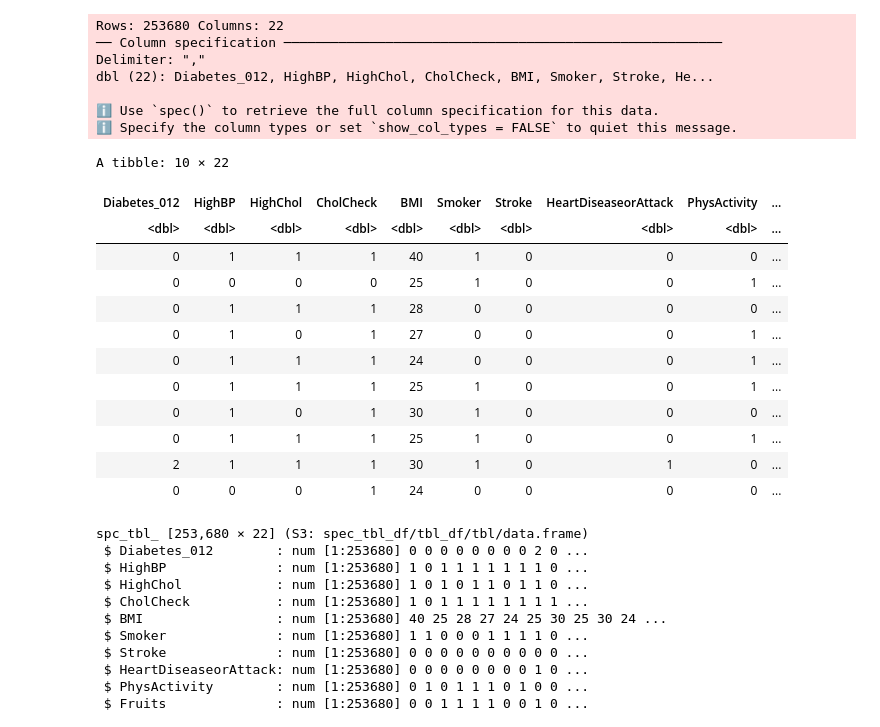
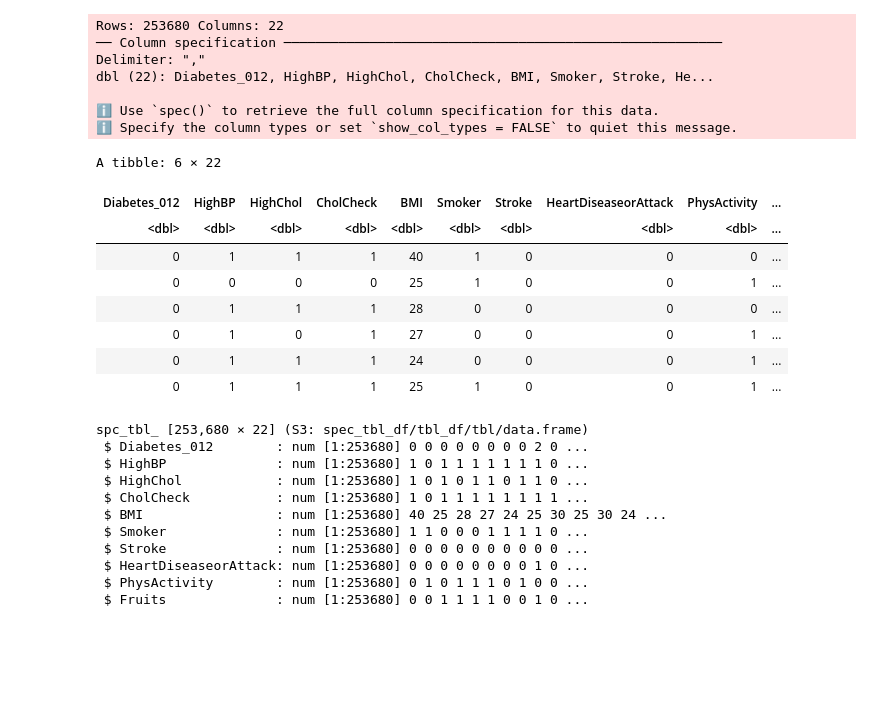
Before and after one commit to NgokNgo/Diabetes-Prediction, a Jupyter notebook: Rcode/EDA/EDA_r.ipynb, the cells around one changed output. Cells and saved outputs as stored; diff of their text form; code cells hidden in the pictures; blank space fills up the shorter version.

```diff
--- a/Rcode/EDA/EDA_r.ipynb
+++ b/Rcode/EDA/EDA_r.ipynb
@@ -6,31 +6,25 @@ library(tidyr)
 library(reshape2)
 library(corrplot)
 # %%
-setwd("") # set your working directory
-
-df <- read_csv('diabetes_012_health_indicators_BRFSS2015.csv')
+df <- read_csv('../../data/diabetes_012_health_indicators_BRFSS2015.csv')
 head(df)
 # %% [output]
 Rows: 253680 Columns: 22
 ── Column specification ────────────────────────────────────────────────────────
 Delimiter: ","
 dbl (22): Diabetes_012, HighBP, HighChol, CholCheck, BMI, Smoker, Stroke, He...
 
 ℹ Use `spec()` to retrieve the full column specification for this data.
 ℹ Specify the column types or set `show_col_types = FALSE` to quiet this message.
-A tibble: 10 × 22
+A tibble: 6 × 22
 | Diabetes_012 | HighBP | HighChol | CholCheck | BMI | Smoker | Stroke | HeartDiseaseorAttack | PhysActivity | ... |
 | <dbl> | <dbl> | <dbl> | <dbl> | <dbl> | <dbl> | <dbl> | <dbl> | <dbl> | ... |
 | 0 | 1 | 1 | 1 | 40 | 1 | 0 | 0 | 0 | ... |
 | 0 | 0 | 0 | 0 | 25 | 1 | 0 | 0 | 1 | ... |
 | 0 | 1 | 1 | 1 | 28 | 0 | 0 | 0 | 0 | ... |
 | 0 | 1 | 0 | 1 | 27 | 0 | 0 | 0 | 1 | ... |
 | 0 | 1 | 1 | 1 | 24 | 0 | 0 | 0 | 1 | ... |
 | 0 | 1 | 1 | 1 | 25 | 1 | 0 | 0 | 1 | ... |
-| 0 | 1 | 0 | 1 | 30 | 1 | 0 | 0 | 0 | ... |
-| 0 | 1 | 1 | 1 | 25 | 1 | 0 | 0 | 1 | ... |
-| 2 | 1 | 1 | 1 | 30 | 1 | 0 | 1 | 0 | ... |
-| 0 | 0 | 0 | 1 | 24 | 0 | 0 | 0 | 0 | ... |
 # %%
 str(df)
 # %% [output]
```
Also changed, not shown: 15 other files.
